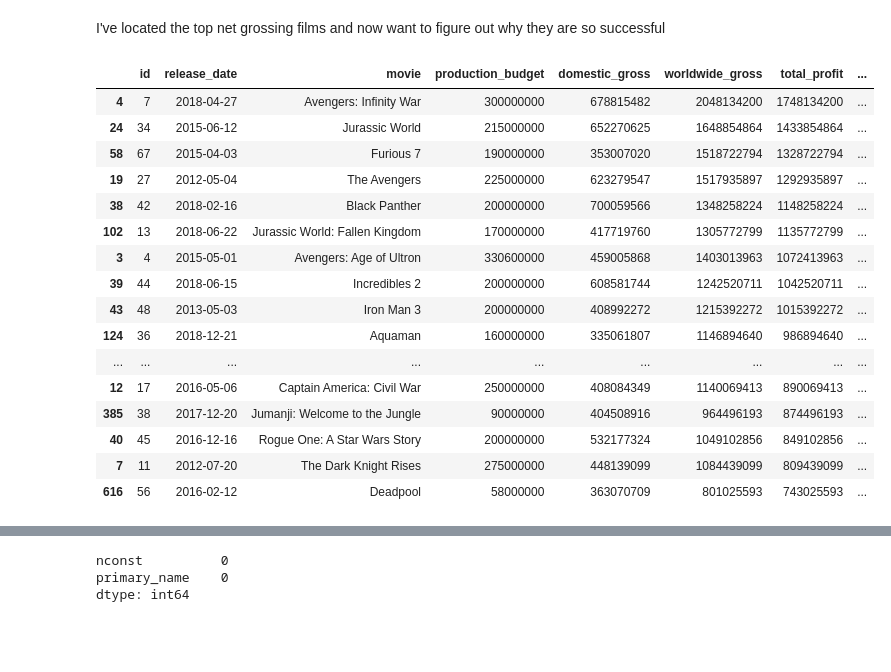
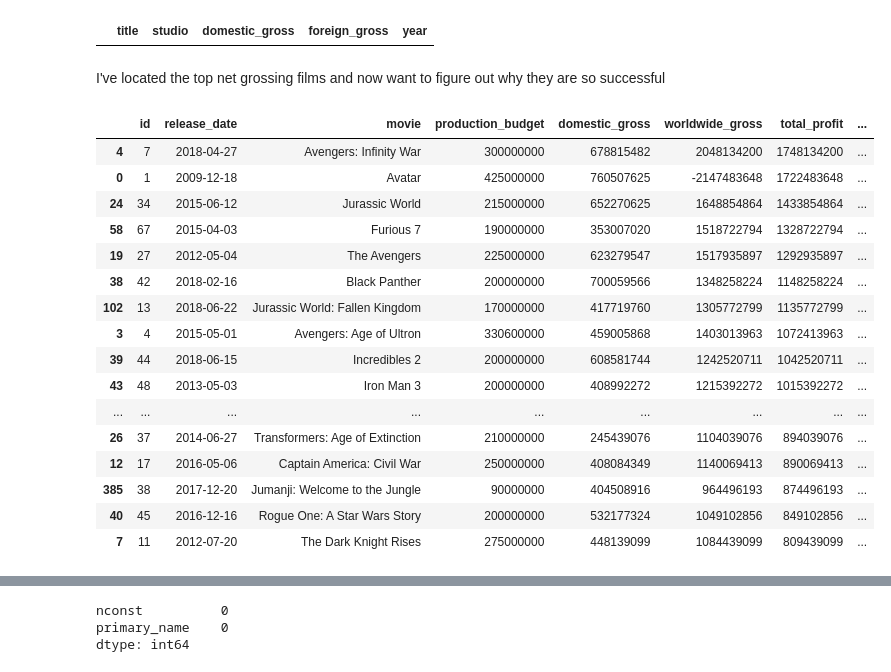
Before and after one commit to sumed-h/microsoft-studio-movie-analysis, a Jupyter notebook: data_parsing.ipynb, the cells around one changed output, grey strips where cells are left out. Saved outputs shown, nothing was run; the diff lists cells and outputs as text; code cells hidden in the pictures; blank space fills up the shorter version.

```diff
--- a/data_parsing.ipynb
+++ b/data_parsing.ipynb
@@ -27,34 +82,42 @@ genres = titlesdf[['primary_title', 'genres']]
+# %%
+grossdf.loc[grossdf['title'] == 'Avatar']
+# %% [output]
+|  | title | studio | domestic_gross | foreign_gross | year |
 # %% [markdown]
 I've located the top net grossing films and now want to figure out why they are so successful
 # %%
 #highest grossing movies
 #removed the commas and dollar signs from the data so that it could be converted
 #reassigned the data to a float type instead of object so that it may be sorted properly
 #assinged that now to an int so that it is easier to read
 #since I'm on a PC for some reason I cannot just convert to int
 #only selected the movies from the past 20 years
 #established a column for net gross by subtracting the budget from the worldwide gross
 #merged in my genres so that I may only select action movies
+#Avatar is not represented in the IMDB dataset and has to be added manually
 #selected the top 20 grossing action movies from the past 20 years
 budgetdf.replace(',','', regex=True, inplace=True)
 budgetdf.replace('\$','', regex=True, inplace=True)
 budgetdf['production_budget'] = budgetdf['production_budget'].astype(float)
 budgetdf['worldwide_gross'] = budgetdf['worldwide_gross'].astype(float)
 budgetdf['domestic_gross'] = budgetdf['domestic_gross'].astype(float)
 budgetdf['production_budget'] = budgetdf['production_budget'].astype(int)
 budgetdf['worldwide_gross'] = budgetdf['worldwide_gross'].astype(int)
 budgetdf['domestic_gross'] = budgetdf['domestic_gross'].astype(int)
 budgetdf['release_date'] = pd.to_datetime(budgetdf['release_date'])
 budgetdf = budgetdf[budgetdf['release_date'].dt.year >= 2001]
 budgetdf['total_profit'] = budgetdf['worldwide_gross'] - budgetdf['production_budget']
 budgetandgenres = budgetdf.merge(genres, left_on=['movie'], right_on=['primary_title'])
 actiondf = budgetandgenres[budgetandgenres['genres'].str.contains('Action') == True]
-highestactiondf = actiondf.sort_values(by='total_profit', ascending=False)
+avatar = budgetdf.loc[budgetdf['movie'] == 'Avatar']
+editedactiondf = actiondf.append(avatar)
+highestactiondf = editedactiondf.sort_values(by='total_profit', ascending=False)
 highest20df = highestactiondf.head(20)
 highest20df
 # %% [output]
 |  | id | release_date | movie | production_budget | domestic_gross | worldwide_gross | total_profit | ... |
 | 4 | 7 | 2018-04-27 | Avengers: Infinity War | 300000000 | 678815482 | 2048134200 | 1748134200 | ... |
+| 0 | 1 | 2009-12-18 | Avatar | 425000000 | 760507625 | -2147483648 | 1722483648 | ... |
 | 24 | 34 | 2015-06-12 | Jurassic World | 215000000 | 652270625 | 1648854864 | 1433854864 | ... |
 | 58 | 67 | 2015-04-03 | Furious 7 | 190000000 | 353007020 | 1518722794 | 1328722794 | ... |
 | 19 | 27 | 2012-05-04 | The Avengers | 225000000 | 623279547 | 1517935897 | 1292935897 | ... |
@@ -63,13 +126,12 @@ highest20df
 | 3 | 4 | 2015-05-01 | Avengers: Age of Ultron | 330600000 | 459005868 | 1403013963 | 1072413963 | ... |
 | 39 | 44 | 2018-06-15 | Incredibles 2 | 200000000 | 608581744 | 1242520711 | 1042520711 | ... |
 | 43 | 48 | 2013-05-03 | Iron Man 3 | 200000000 | 408992272 | 1215392272 | 1015392272 | ... |
-| 124 | 36 | 2018-12-21 | Aquaman | 160000000 | 335061807 | 1146894640 | 986894640 | ... |
 | ... | ... | ... | ... | ... | ... | ... | ... | ... |
+| 26 | 37 | 2014-06-27 | Transformers: Age of Extinction | 210000000 | 245439076 | 1104039076 | 894039076 | ... |
 | 12 | 17 | 2016-05-06 | Captain America: Civil War | 250000000 | 408084349 | 1140069413 | 890069413 | ... |
 | 385 | 38 | 2017-12-20 | Jumanji: Welcome to the Jungle | 90000000 | 404508916 | 964496193 | 874496193 | ... |
 | 40 | 45 | 2016-12-16 | Rogue One: A Star Wars Story | 200000000 | 532177324 | 1049102856 | 849102856 | ... |
 | 7 | 11 | 2012-07-20 | The Dark Knight Rises | 275000000 | 448139099 | 1084439099 | 809439099 | ... |
-| 616 | 56 | 2016-02-12 | Deadpool | 58000000 | 363070709 | 801025593 | 743025593 | ... |
 # %%
 from matplotlib.ticker import FuncFormatter
 def millions(y, pos):
```
Also changed, not shown: parts of 6 cells of this notebook.
